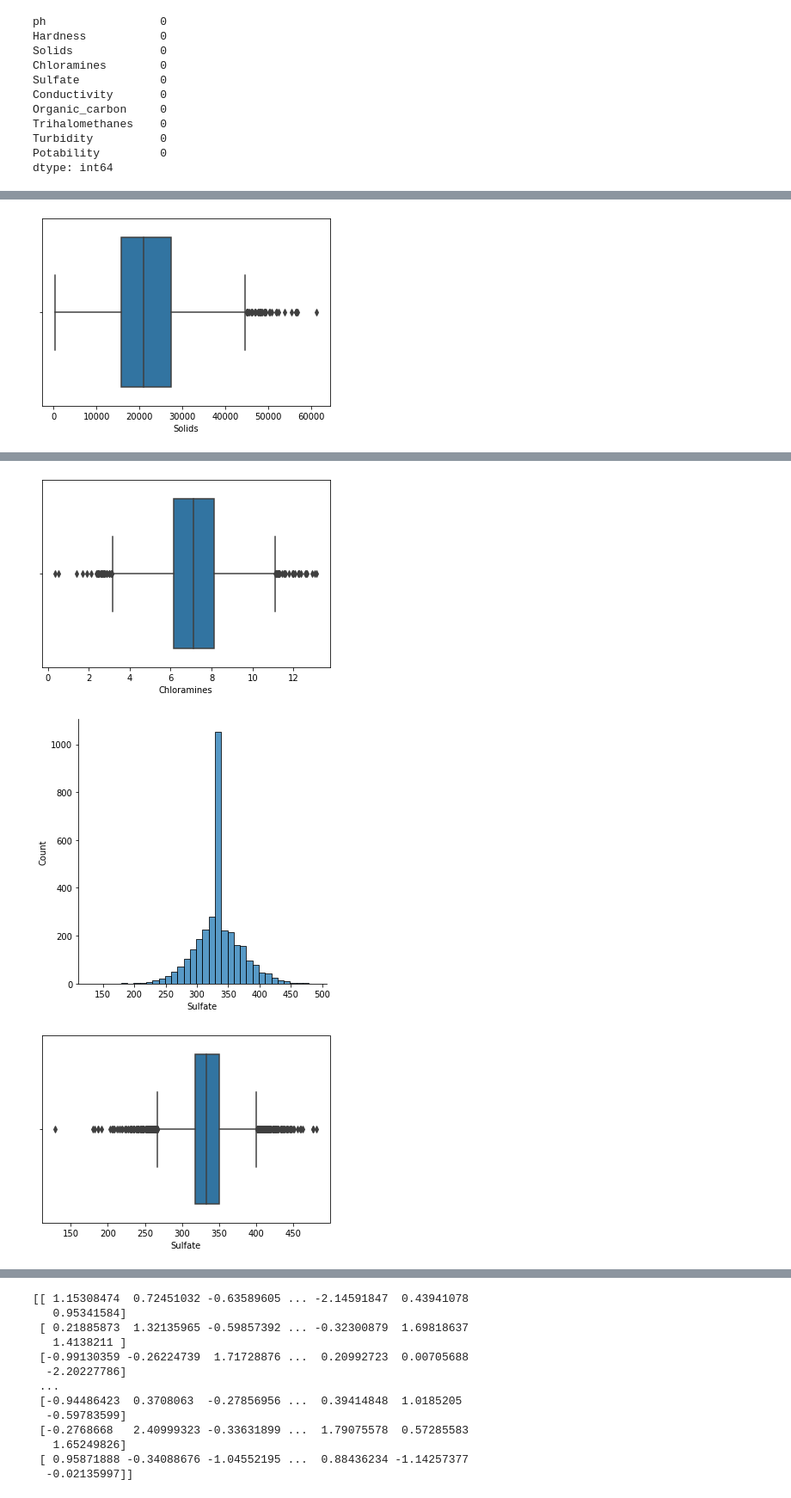
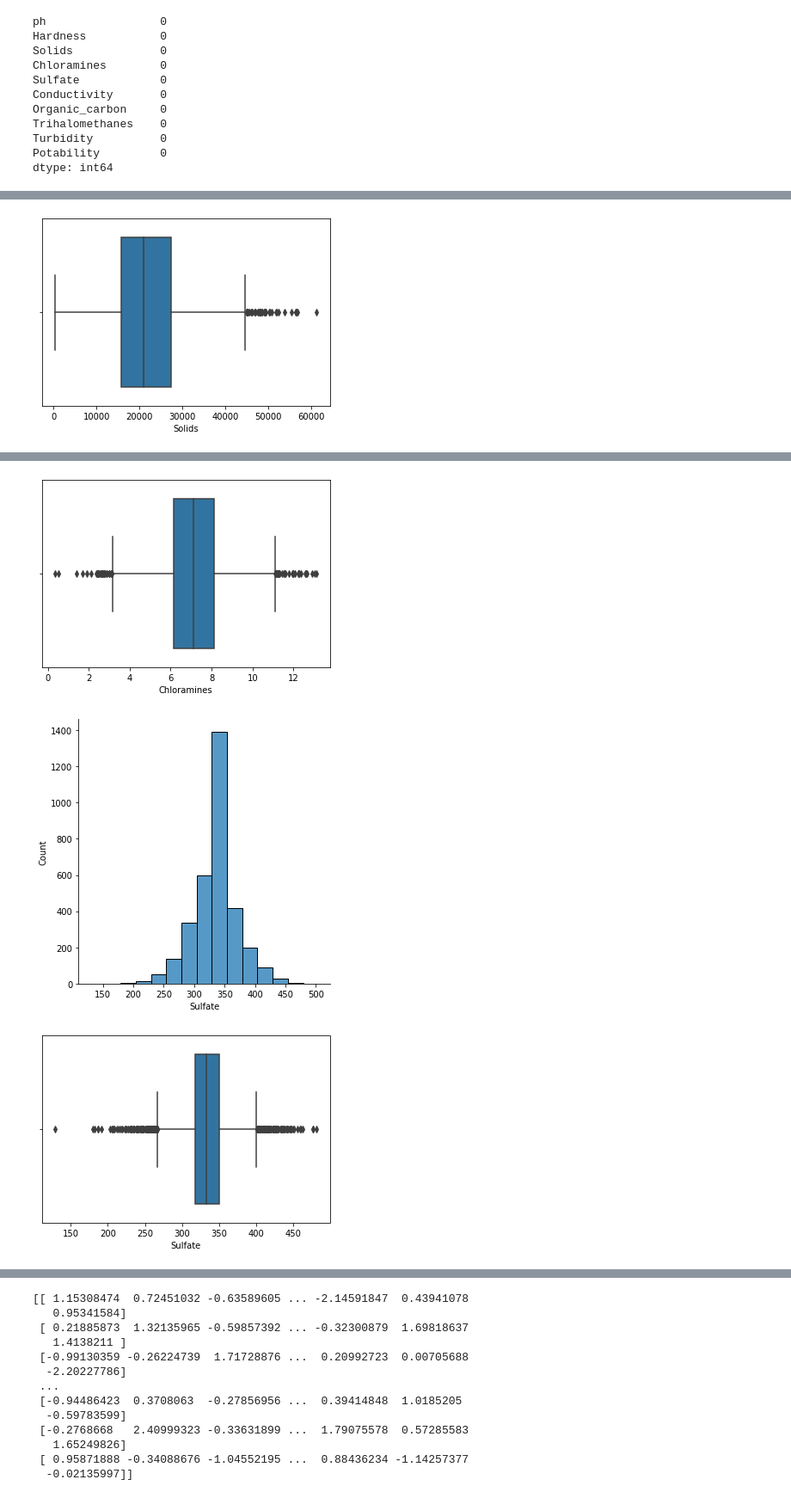
Before and after one commit to snavarrete7/APC-P2, a Jupyter notebook: codi-P2.ipynb, the cells around one changed output, grey strips where cells are left out. Shown at 86% size. Drawn from its saved outputs; the diff is of its cells as text; code cells hidden in the pictures.

```diff
--- a/codi-P2.ipynb
+++ b/codi-P2.ipynb
@@ -160,7 +160,7 @@ plt.show()
 sns.boxplot(dataset['Chloramines'])
 plt.show()
 
-sns.displot(dataset['Sulfate'], binwidth=10, multiple="stack")
+sns.displot(dataset['Sulfate'], binwidth=25, multiple="stack")
 plt.show()
 sns.boxplot(dataset['Sulfate'])
 plt.show()
@@ -171,34 +171,34 @@ sns.boxplot(dataset['Conductivity'])
 plt.show()
 
 sns.displot(dataset['Organic_carbon'], binwidth=1, multiple="stack")
 plt.show()
 sns.boxplot(dataset['Organic_carbon'])
 plt.show()
 
 sns.displot(dataset['Trihalomethanes'], binwidth=10, multiple="stack")
 plt.show()
 sns.boxplot(dataset['Trihalomethanes'])
 plt.show()
 
 sns.displot(dataset['Turbidity'], binwidth=0.1, multiple="stack")
 plt.show()
 sns.boxplot(dataset['Turbidity'])
 plt.show()
 
 sns.displot(dataset['Potability'], binwidth=0.5, multiple="stack")
 plt.show()
 sns.boxplot(dataset['Potability'])
 plt.show()
 # %% [output]
 [figure]
 [figure]
 [figure]
 [figure]
 [figure]
 [figure]
 [figure]
 [figure]
-[figure, old version]
+[figure, new version]
 [figure]
 [figure]
 [figure]
```
